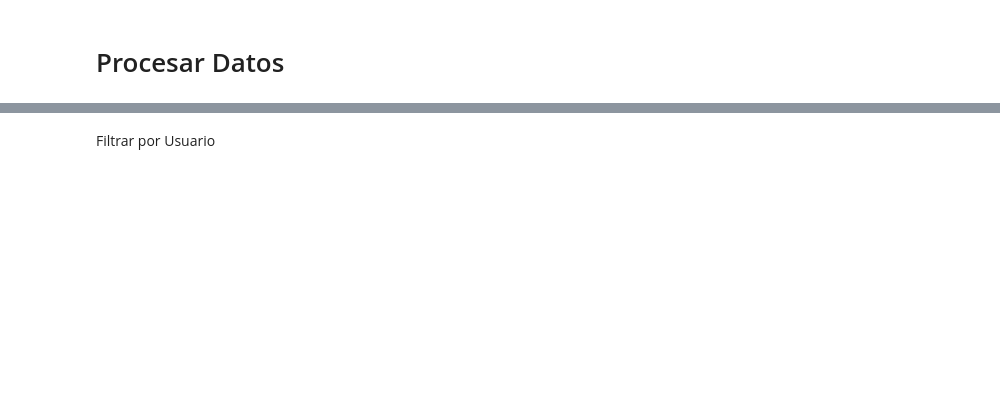
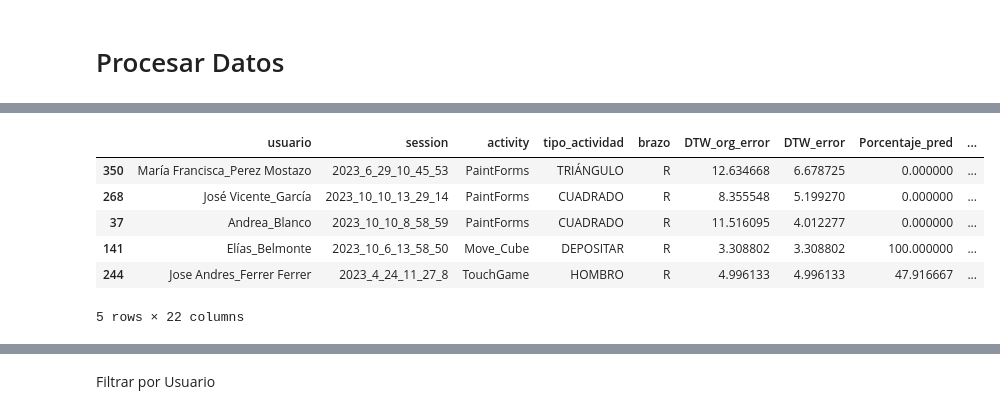
Before and after one commit to RaulMB94/rai_exp_2023_sivarita, a Jupyter notebook: rai_exp_2023_sivarita.ipynb, the cells around one changed output, grey strips where cells are left out. Saved outputs shown, nothing was run; the diff lists cells and outputs as text; code cells hidden in the pictures; blank space fills up the shorter version.

```diff
--- a/rai_exp_2023_sivarita.ipynb
+++ b/rai_exp_2023_sivarita.ipynb
@@ -140,0 +118,13 @@ df_params.sample(5)
+# %%
+#Filtrar movimientos articulares
+condicion = (abs(df_params.iloc[:,-14:]) > 180).any(axis=1)
+df_params = df_params[~condicion]
+df_params.sample(5)
+# %% [output]
+|  | usuario | session | activity | tipo_actividad | brazo | DTW_org_error | DTW_error | Porcentaje_pred | ... |
+| 350 | María Francisca_Perez Mostazo | 2023_6_29_10_45_53 | PaintForms | TRIÁNGULO | R | 12.634668 | 6.678725 | 0.000000 | ... |
+| 268 | José Vicente_García | 2023_10_10_13_29_14 | PaintForms | CUADRADO | R | 8.355548 | 5.199270 | 0.000000 | ... |
+| 37 | Andrea_Blanco | 2023_10_10_8_58_59 | PaintForms | CUADRADO | R | 11.516095 | 4.012277 | 0.000000 | ... |
+| 141 | Elías_Belmonte | 2023_10_6_13_58_50 | Move_Cube | DEPOSITAR | R | 3.308802 | 3.308802 | 100.000000 | ... |
+| 244 | Jose Andres_Ferrer Ferrer | 2023_4_24_11_27_8 | TouchGame | HOMBRO | R | 4.996133 | 4.996133 | 47.916667 | ... |
+5 rows × 22 columns
```
Also changed, not shown: parts of 26 cells of this notebook, 6 other files.
